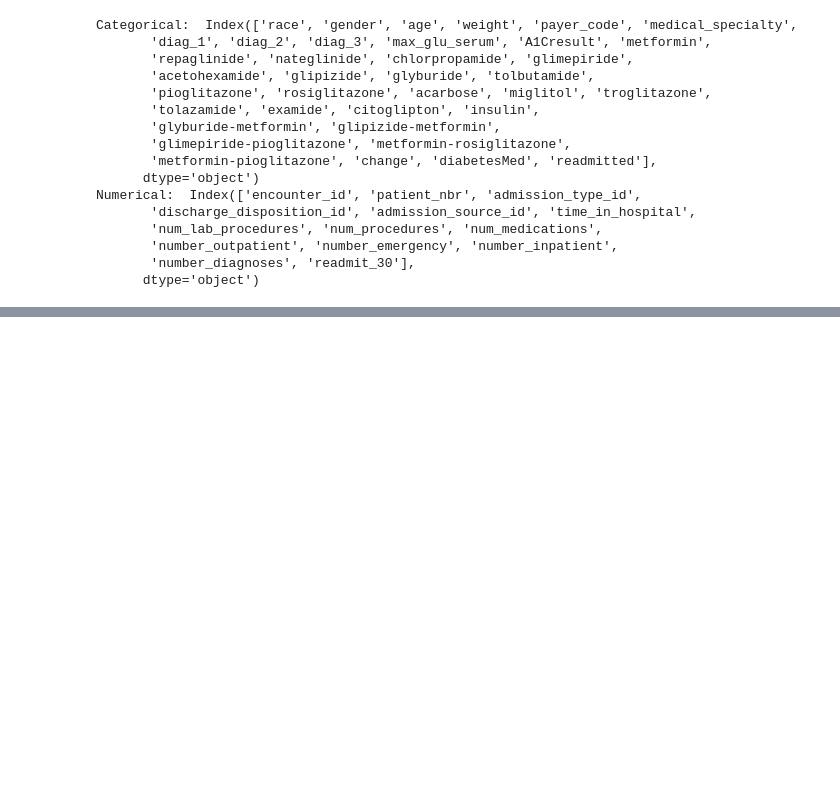
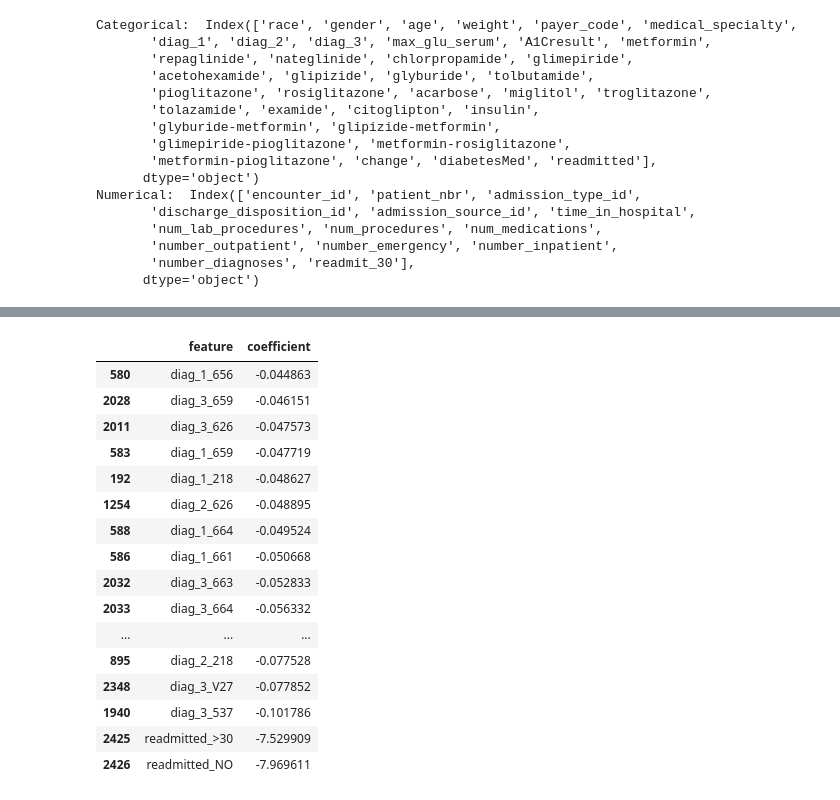
Before and after one commit to seifewais/PatientReadmissionML, a Jupyter notebook: notebooks/eda.ipynb, the cells around one changed output, grey strips where cells are left out. Drawn from its saved outputs; the diff is of its cells as text; code cells hidden in the pictures; blank space fills up the shorter version.

Commit message:
Preprocessed dataset, handled missing values, encoded categorical features, scaled numerical features, split train/test sets, and trained baseline Logistic Regression model with evaluation metrics.

```diff
--- a/notebooks/eda.ipynb
+++ b/notebooks/eda.ipynb
@@ -42,7 +42,10 @@ readmit_30                      0
 dtype: int64
 # %%
 # Handle missing values and separete features
+# categorical = df.select_dtypes(include=["object"]).columns.drop("readmitted")
 categorical = df.select_dtypes(include=["object"]).columns
+categorical = categorical.drop("readmit_30", errors="ignore")  # safe even if it doesn’t exist
+
 numerical = df.select_dtypes(exclude=["object"]).columns
 
 print("Categorical: ", categorical)
@@ -74,3 +77,28 @@ df.fillna(method="ffill", inplace=True)
 # %%
 # One-hot encode categorical features
 df = pd.get_dummies(df, columns=categorical, drop_first=True)
+# %%
+from sklearn.preprocessing import StandardScaler
+from sklearn.model_selection import train_test_split
+
+# 1. Separate target FIRST
+y = df["readmit_30"]
+X = df.drop("readmit_30", axis=1)
+
+# 2. Select numerical columns from FEATURES ONLY
+numerical = X.select_dtypes(exclude="object").columns
+
+# 3. Scale ONLY feature columns
+scaler = StandardScaler()
+X[numerical] = scaler.fit_transform(X[numerical])
+
+# 4. Train-test split
+X_train, X_test, y_train, y_test = train_test_split(
+    X, y, test_size=0.2, random_state=42, stratify=y
+)
+# %%
+# Train Logistic Regression
+from sklearn.linear_model import LogisticRegression
+
+model = LogisticRegression(max_iter=1000)
+model.fit(X_train, y_train)
@@ -76,0 +134,29 @@ df = pd.get_dummies(df, columns=categorical, drop_first=True)
+# %%
+# Interpret model coefficients
+import pandas as pd
+
+coef_df = pd.DataFrame({
+    "feature": X_train.columns,
+    "coefficient": model.coef_[0]
+}).sort_values(by="coefficient", ascending=False)
+
+coef_df.head(20)  # top positive predictors
+coef_df.tail(20)  # top negative predictors
+# %% [output]
+|  | feature | coefficient |
+| 580 | diag_1_656 | -0.044863 |
+| 2028 | diag_3_659 | -0.046151 |
+| 2011 | diag_3_626 | -0.047573 |
+| 583 | diag_1_659 | -0.047719 |
+| 192 | diag_1_218 | -0.048627 |
+| 1254 | diag_2_626 | -0.048895 |
+| 588 | diag_1_664 | -0.049524 |
+| 586 | diag_1_661 | -0.050668 |
+| 2032 | diag_3_663 | -0.052833 |
+| 2033 | diag_3_664 | -0.056332 |
+| ... | ... | ... |
+| 895 | diag_2_218 | -0.077528 |
+| 2348 | diag_3_V27 | -0.077852 |
+| 1940 | diag_3_537 | -0.101786 |
+| 2425 | readmitted_>30 | -7.529909 |
+| 2426 | readmitted_NO | -7.969611 |
```
Also changed, not shown: parts of 3 cells of this notebook.
